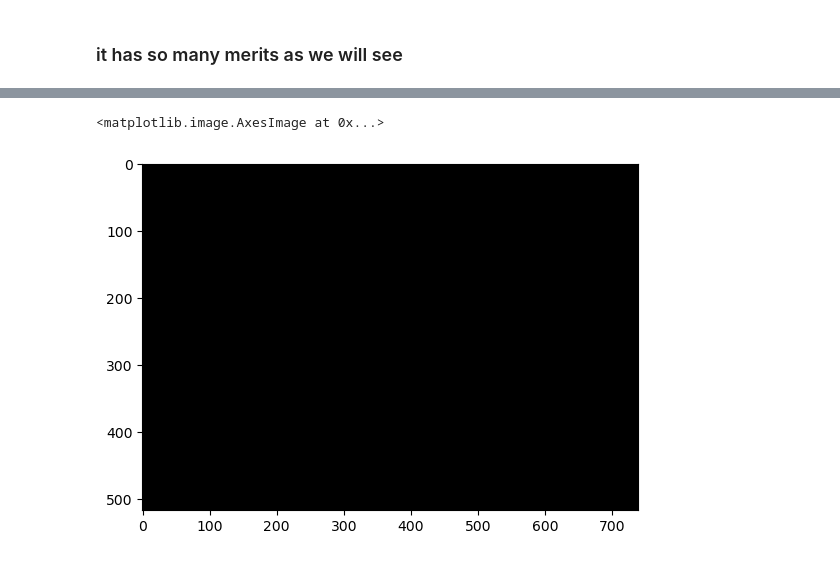
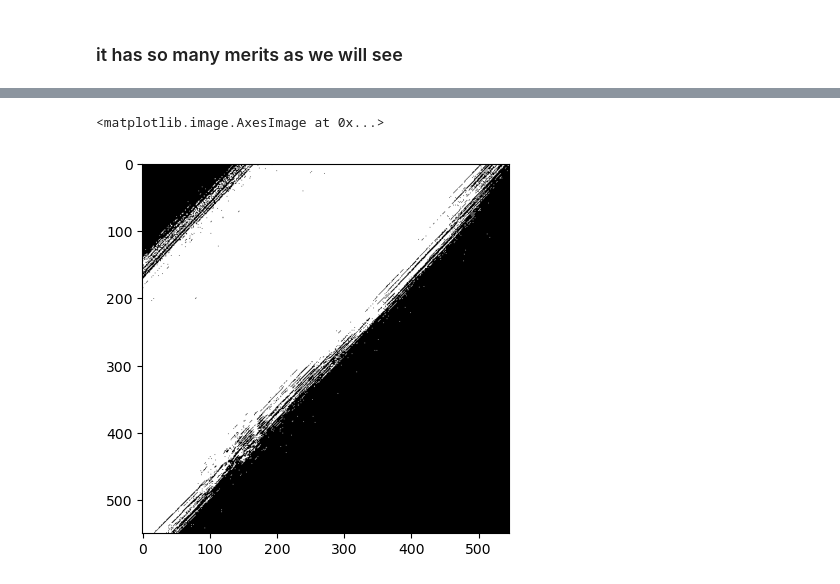
Before and after one commit to Eldamarany1/Learning-Computer-Vision-, a Jupyter notebook: 7_image_thresholding.ipynb, the cells around one changed output, grey strips where cells are left out. Saved outputs shown, nothing was run; the diff lists cells and outputs as text; code cells hidden in the pictures.

Commit message:
image thresholding notebook

```diff
--- a/7_image_thresholding.ipynb
+++ b/7_image_thresholding.ipynb
@@ -9,7 +9,8 @@ import cv2 as cv
 import matplotlib.pyplot as plt
 %matplotlib inline
 # %%
-rainbow = cv.imread("Data/rainbow.avif",0) # read the image as a gray scale image
+rainbow = cv.imread("Data/rainbow.jpg",0) # read the image as a gray scale image
+rainbow = cv.cvtColor(rainbow,cv.COLOR_BGR2RGB)
 # %%
 plt.imshow(rainbow, cmap="gray")
 # %% [output]
@@ -18,6 +23,6 @@ plt.imshow(rainbow, cmap="gray")
 # %%
-thr_val, thr_rainbow = cv.threshold(rainbow, 70, 255, cv.THRESH_TRUNC)
-plt.imshow(thr_rainbow, cmap = "gray")
+thr_val, thr_rainbow = cv.threshold(rainbow, 127, 255, cv.THRESH_BINARY)
+plt.imshow(thr_rainbow, cmap="gray")
 # %% [output]
 <matplotlib.image.AxesImage at 0x...>
-[figure, old version]
+[figure, new version]
```
Also changed, not shown: parts of 11 cells of this notebook.
